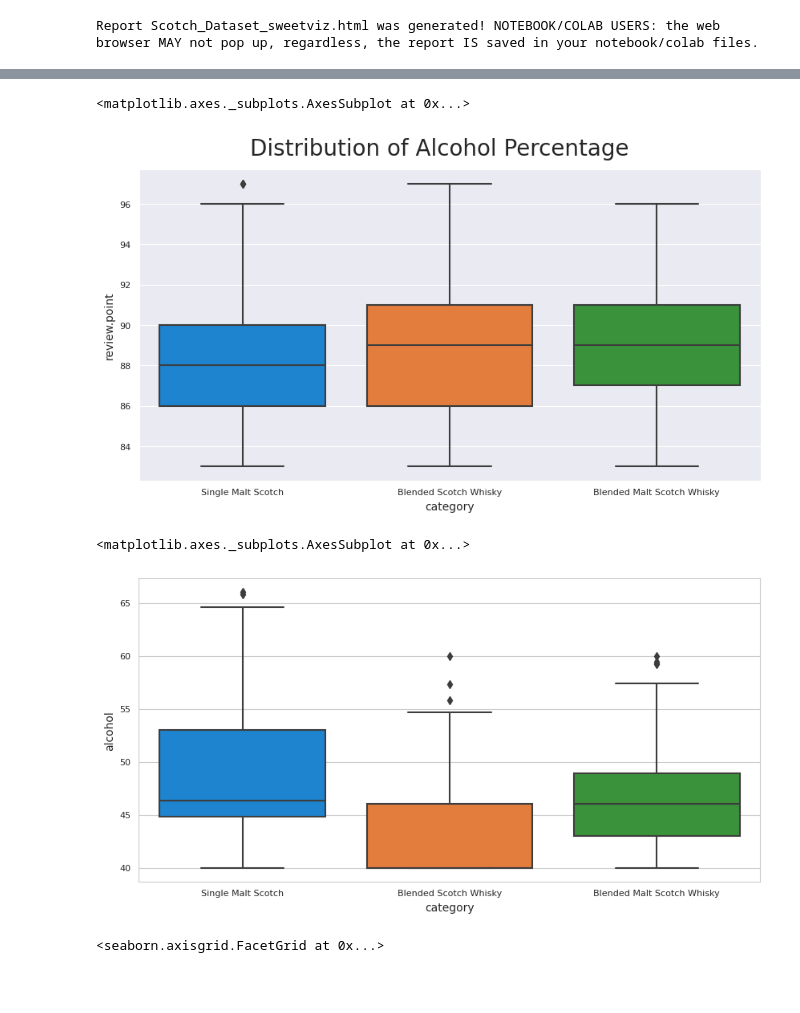
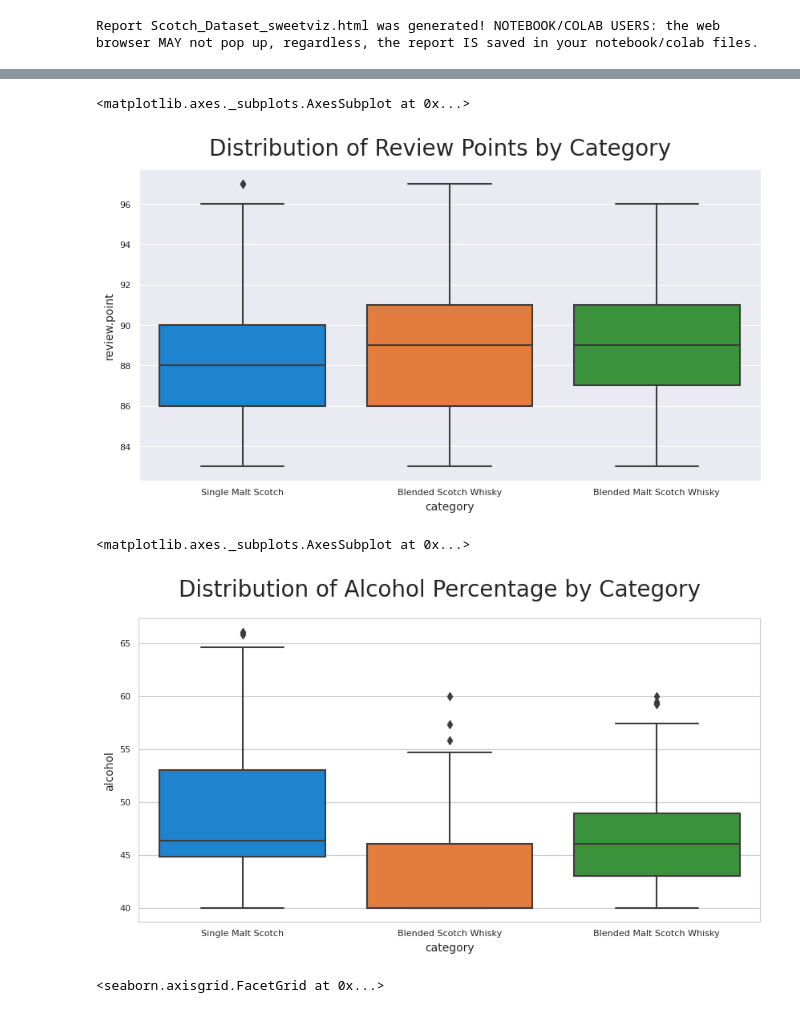
Before and after one commit to aditya248/scotch-review-nlp, a Jupyter notebook: scotch_nlp_notebook.ipynb, the cells around one changed output, grey strips where cells are left out. Saved outputs shown, nothing was run; the diff lists cells and outputs as text; code cells hidden in the pictures; blank space fills up the shorter version.

```diff
--- a/scotch_nlp_notebook.ipynb
+++ b/scotch_nlp_notebook.ipynb
@@ -133,7 +136,7 @@ scotch_dataset['name'].duplicated().sum()
 # Merge duplicate name with joing the review and taking mean for other columns.
 scotch_dataset['review.point'] = scotch_dataset.groupby('name')['review.point'].transform('mean')
 scotch_dataset['price'] = scotch_dataset.groupby('name')['price'].transform('mean')
-scotch_dataset['description.1.2247.'] = scotch_dataset.groupby('name')['description.1.2247.'].transform(lambda x: ','.join(x))
+scotch_dataset['review_description'] = scotch_dataset.groupby('name')['review_description'].transform(lambda x: ','.join(x))
 # %%
 # Drop the duplicate columns (keep the first each time)
 scotch_dataset.drop_duplicates(subset=['name'], keep='first', inplace=True)
@@ -172 +179,5 @@ alcohol                0
 dtype: int64
+# %%
+# price per point
+scotch_dataset['price_per_point'] = scotch_dataset['price']/scotch_dataset['review.point']
+scotch_dataset.head()
@@ -194,6 +218,8 @@ sns.histplot(data=df, x="review.point",kde=True, discrete = True, color='skyblue
 # %%
+sns.set_palette("tab10")
+
 g2 = sns.catplot(x="category", y = 'alcohol', data=df,
-            kind="box", palette = sns.color_palette('Set3'), sym = '')
+            kind="box", sym = '', )
 g2.fig.suptitle("Distribution of Alcohol Percentage",
                   fontsize=20, fontdict={"weight": "bold"})
 g2.fig.subplots_adjust(top=0.9)
@@ -253,7 +265,0 @@ scotch_compare.show_html('Compare.html')
-# %%
-sns.set_style('whitegrid')
-plt.figure(figsize=(13, 5))
-review_points = scotch_dataset['review.point'].plot(kind='hist',figsize = (13, 5),title="Frequency of Review Grades")
-plt.xlim(80, 100)
-review_points.set_xlabel("Review Points")
-review_points.set_ylabel("Number of Whiskys Receiving Grade")
@@ -263,21 +266,22 @@ Text(0, 0.5, 'Number of Whiskys Receiving Grade')
 # %%
 sns.set_style('darkgrid')
 plt.figure(figsize=(10, 5))
-plt.suptitle("Distribution of Alcohol Percentage", fontsize=20, fontdict={"weight": "bold"})
+plt.suptitle("Distribution of Review Points by Category", fontsize=20, fontdict={"weight": "bold"})
 plt.subplots_adjust(top=0.9)
 plt.xlabel = 'Whisky Category'
 plt.ylabel= 'Alcohol (%)'
 sns.boxplot(x="category", y="review.point", data=scotch_dataset)
 # %% [output]
 <matplotlib.axes._subplots.AxesSubplot at 0x...>
-[figure, old version]
+[figure, new version]
 # %%
 sns.set_style('whitegrid')
 plt.figure(figsize=(10, 5))
+plt.suptitle("Distribution of Alcohol Percentage by Category", fontsize=20, fontdict={"weight": "bold"})
 sns.boxplot(x="category", y="alcohol", data=scotch_dataset)
 # %% [output]
 <matplotlib.axes._subplots.AxesSubplot at 0x...>
-[figure, old version]
+[figure, new version]
 # %%
 sns.lmplot(x="review.point", y="price",  col="category",hue="category", data=scotch_dataset, height=6)
 # %% [output]
```
Also changed, not shown: parts of 101 cells of this notebook.
